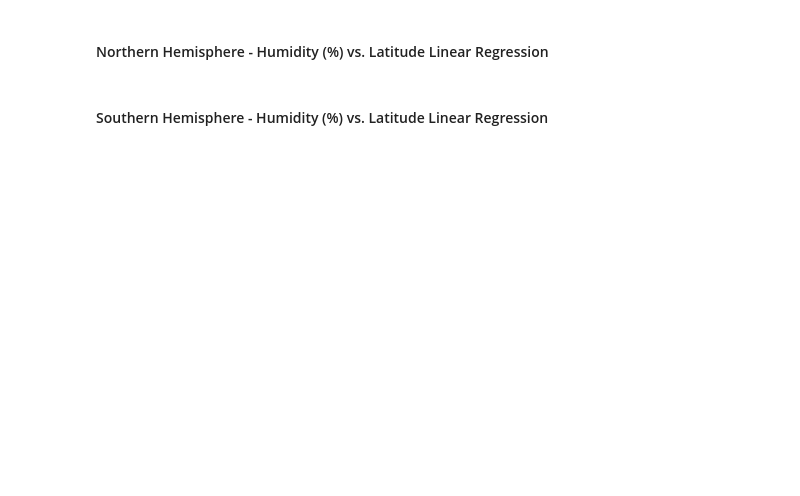
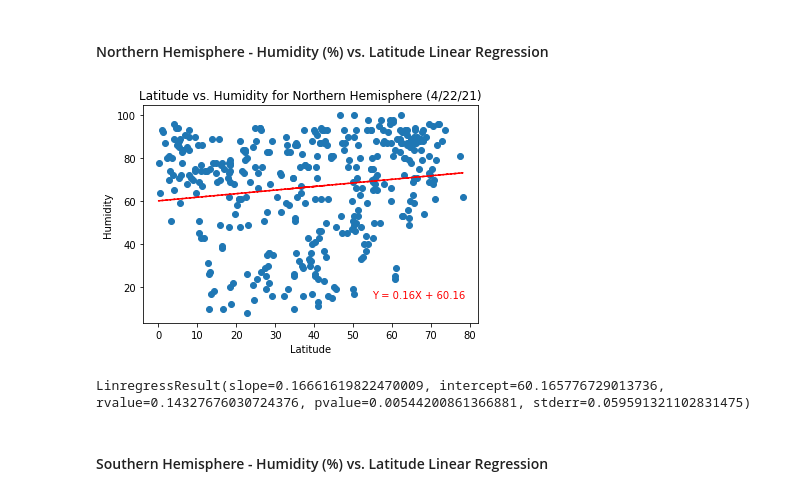
Before and after one commit to jconcha56429/python-api-challenge, a Jupyter notebook: WeatherPy/WeatherPy.ipynb, the cells around one changed output. Saved outputs shown, nothing was run; the diff lists cells and outputs as text; code cells hidden in the pictures; blank space fills up the shorter version.

```diff
--- a/WeatherPy/WeatherPy.ipynb
+++ b/WeatherPy/WeatherPy.ipynb
@@ -287,4 +303,20 @@ LinregressResult(slope=-0.9668658772812404, intercept=92.49432020127878, rvalue=
 # %% [markdown]
 ####  Northern Hemisphere - Humidity (%) vs. Latitude Linear Regression
+# %%
+n_humid = north_hemi.iloc[:,9]
+
+vc_slope, vc_int, vc_r, vc_p, vc_std_err = linregress(n_lat, n_humid)
+vc_fit = vc_slope * n_lat + vc_int
+plt.scatter(n_lat,n_humid)
+plt.plot(n_lat,vc_fit,'--',color='red')
+plt.title('Latitude vs. Humidity for Northern Hemisphere (4/22/21)')
+plt.text(55,15,'Y = 0.16X + 60.16',color = 'red')
+plt.xlabel('Latitude')
+plt.ylabel('Humidity')
+plt.show()
+linregress(n_lat,n_humid)
+# %% [output]
+[figure, added]
+LinregressResult(slope=0.16661619822470009, intercept=60.165776729013736, rvalue=0.14327676030724376, pvalue=0.00544200861366881, stderr=0.059591321102831475)
 # %% [markdown]
 ####  Southern Hemisphere - Humidity (%) vs. Latitude Linear Regression
```
Also changed, not shown: parts of 7 cells of this notebook.
